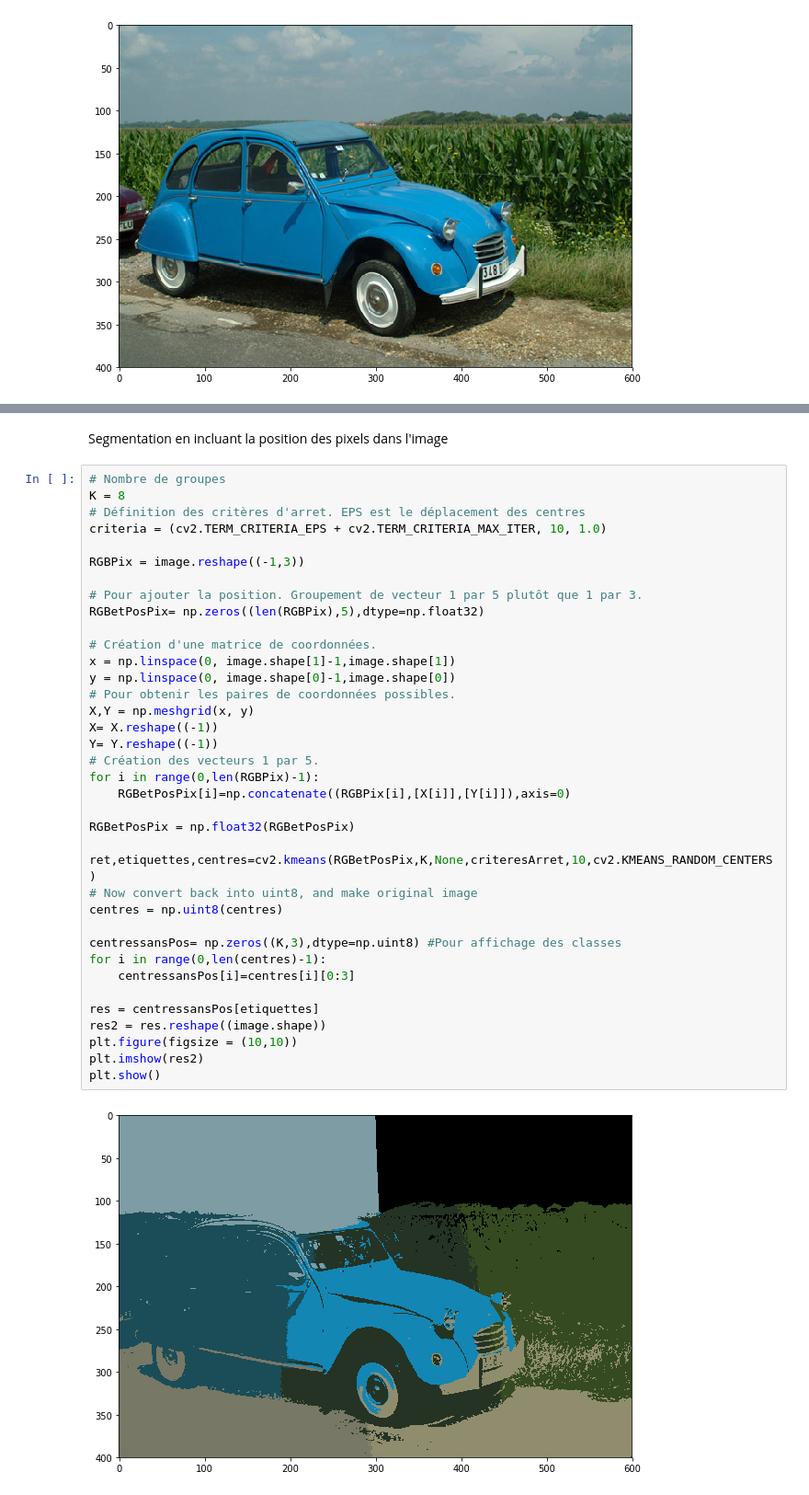
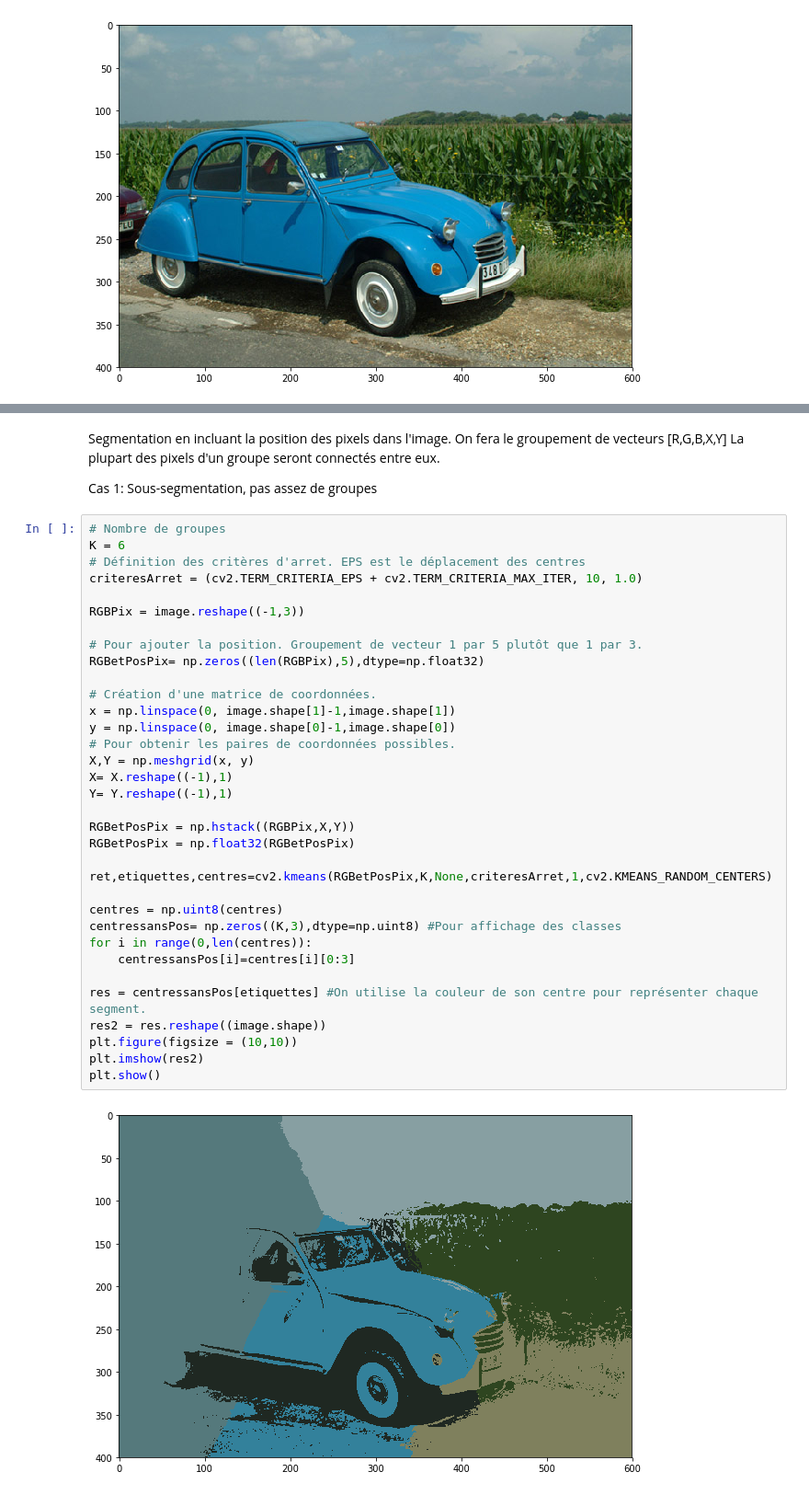
Before and after one commit to gabilodeau/INF8770, a Jupyter notebook: Segmentation d'une image.ipynb, the cells around one changed output, grey strips where cells are left out. Shown at 92% size. Cells and saved outputs as stored; diff of their text form.

Commit message:
Finalisation de segmentation

```diff
--- a/Segmentation d'une image.ipynb
+++ b/Segmentation d'une image.ipynb
@@ -59,42 +60,41 @@ plt.show()
 [figure]
-# %% [markdown]
-Segmentation en incluant la position des pixels dans l'image
+# %% [markdown]
+Segmentation en incluant la position des pixels dans l'image. On fera le groupement de vecteurs [R,G,B,X,Y] La plupart des pixels d'un groupe seront connectés entre eux.
+
+Cas 1: Sous-segmentation, pas assez de groupes
 # %%
 # Nombre de groupes
-K = 8
+K = 6
 # Définition des critères d'arret. EPS est le déplacement des centres
-criteria = (cv2.TERM_CRITERIA_EPS + cv2.TERM_CRITERIA_MAX_ITER, 10, 1.0)
+criteresArret = (cv2.TERM_CRITERIA_EPS + cv2.TERM_CRITERIA_MAX_ITER, 10, 1.0)
 
 RGBPix = image.reshape((-1,3))
 
 # Pour ajouter la position. Groupement de vecteur 1 par 5 plutôt que 1 par 3.
 RGBetPosPix= np.zeros((len(RGBPix),5),dtype=np.float32)
 
 # Création d'une matrice de coordonnées.
 x = np.linspace(0, image.shape[1]-1,image.shape[1])
 y = np.linspace(0, image.shape[0]-1,image.shape[0])
 # Pour obtenir les paires de coordonnées possibles.
 X,Y = np.meshgrid(x, y)
-X= X.reshape((-1))
-Y= Y.reshape((-1))
-# Création des vecteurs 1 par 5.
-for i in range(0,len(RGBPix)-1):
-    RGBetPosPix[i]=np.concatenate((RGBPix[i],[X[i]],[Y[i]]),axis=0)
+X= X.reshape((-1),1)
+Y= Y.reshape((-1),1)
 
+RGBetPosPix = np.hstack((RGBPix,X,Y))
 RGBetPosPix = np.float32(RGBetPosPix)
 
-ret,etiquettes,centres=cv2.kmeans(RGBetPosPix,K,None,criteresArret,10,cv2.KMEANS_RANDOM_CENTERS)
-# Now convert back into uint8, and make original image
+ret,etiquettes,centres=cv2.kmeans(RGBetPosPix,K,None,criteresArret,1,cv2.KMEANS_RANDOM_CENTERS)
+
 centres = np.uint8(centres)
-
 centressansPos= np.zeros((K,3),dtype=np.uint8) #Pour affichage des classes
-for i in range(0,len(centres)-1):
+for i in range(0,len(centres)):
     centressansPos[i]=centres[i][0:3]
 
-res = centressansPos[etiquettes]
+res = centressansPos[etiquettes] #On utilise la couleur de son centre pour représenter chaque segment.
 res2 = res.reshape((image.shape))
 plt.figure(figsize = (10,10))
 plt.imshow(res2)
 plt.show()
 # %% [output]
-[figure, old version]
+[figure, new version]
```
Also changed, not shown: parts of 6 cells of this notebook.
